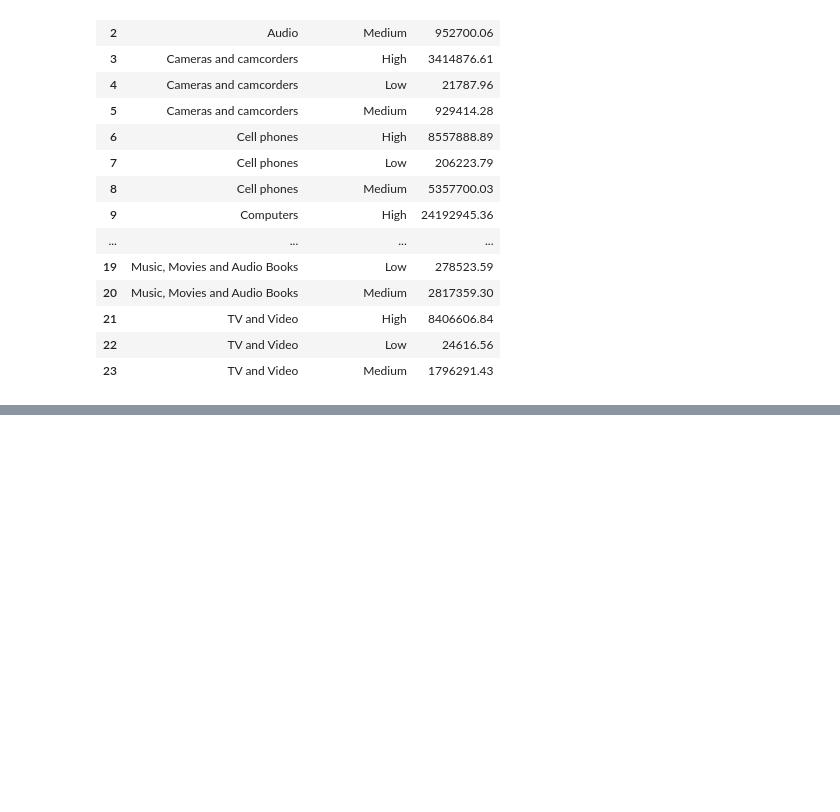
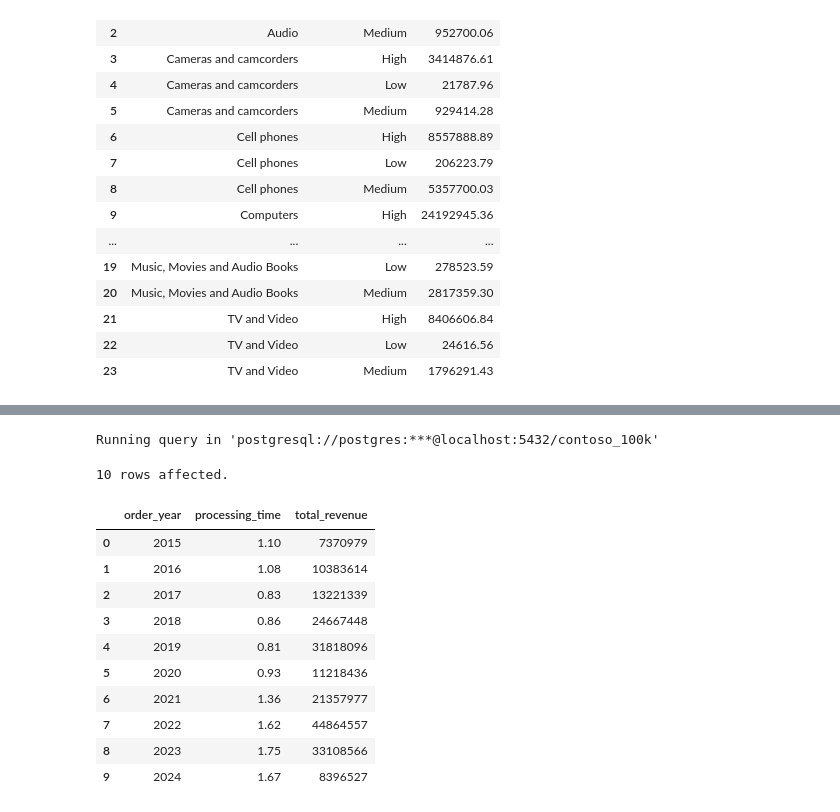
Before and after one commit to emma-fosu/SQL-notebook, a Jupyter notebook: Resources/Blank_SQL_Notebook.ipynb, the cells around one changed output, grey strips where cells are left out. Cells and saved outputs as stored; diff of their text form; code cells hidden in the pictures; blank space fills up the shorter version.

```diff
--- a/Resources/Blank_SQL_Notebook.ipynb
+++ b/Resources/Blank_SQL_Notebook.ipynb
@@ -337,0 +390,26 @@ Running query in 'postgresql://postgres:***@localhost:5432/contoso_100k'
+# %%
+%%sql
+SELECT
+  EXTRACT(YEAR FROM orderdate) AS order_year,
+  ROUND(AVG(EXTRACT(DAY FROM AGE(deliverydate, orderdate))), 2) AS processing_time,
+  SUM(quantity * netprice * exchangerate)::INTEGER AS total_revenue
+FROM
+  sales
+GROUP BY
+  order_year
+ORDER BY
+  order_year;
+# %% [output]
+Running query in 'postgresql://postgres:***@localhost:5432/contoso_100k'
+10 rows affected.
+|  | order_year | processing_time | total_revenue |
+| 0 | 2015 | 1.10 | 7370979 |
+| 1 | 2016 | 1.08 | 10383614 |
+| 2 | 2017 | 0.83 | 13221339 |
+| 3 | 2018 | 0.86 | 24667448 |
+| 4 | 2019 | 0.81 | 31818096 |
+| 5 | 2020 | 0.93 | 11218436 |
+| 6 | 2021 | 1.36 | 21357977 |
+| 7 | 2022 | 1.62 | 44864557 |
+| 8 | 2023 | 1.75 | 33108566 |
+| 9 | 2024 | 1.67 | 8396527 |
```
Also changed, not shown: parts of 4 cells of this notebook.
